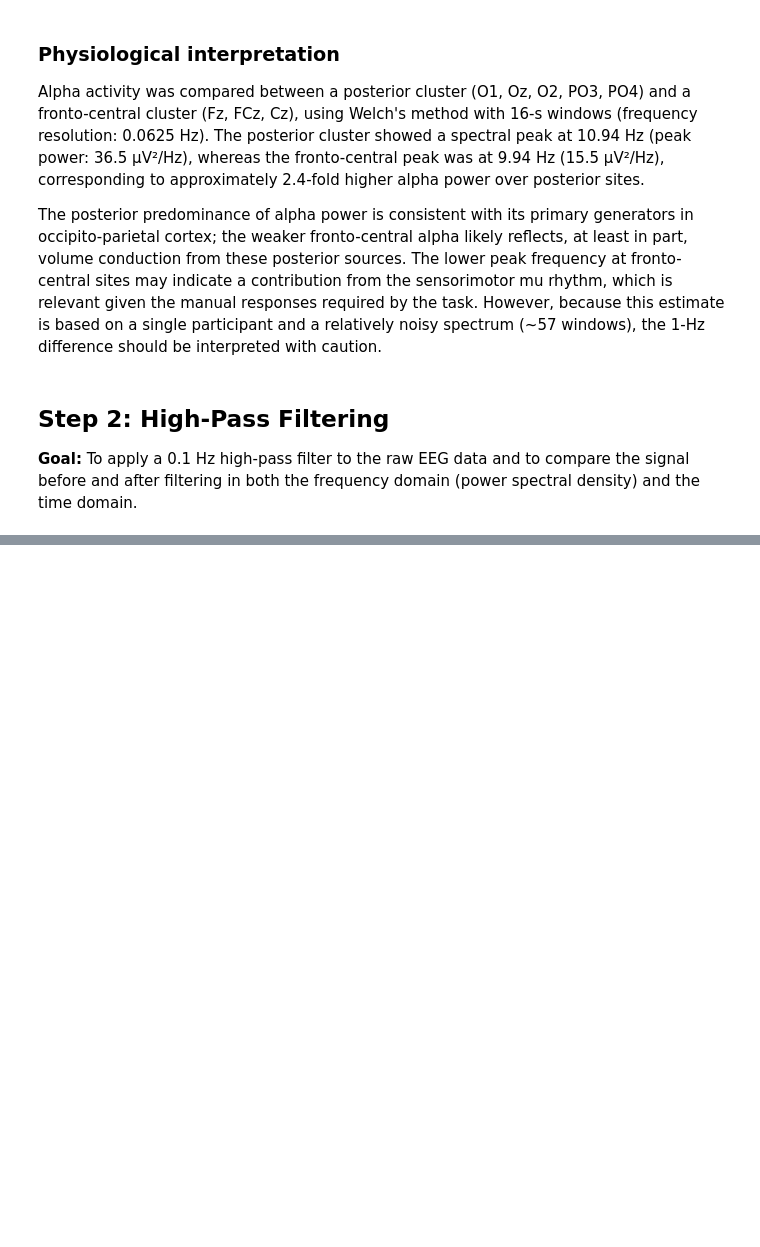
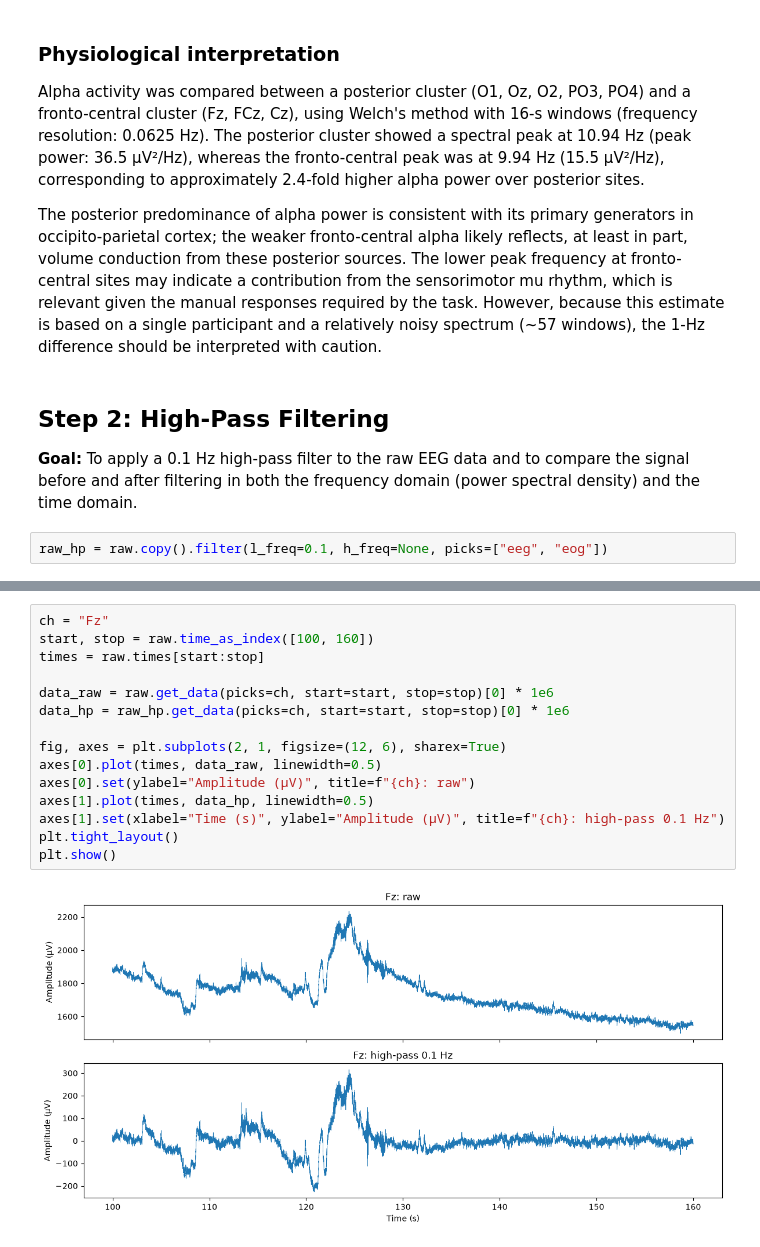
Before and after one commit to ajohari-moghadam/eeg-erp-learning, a Jupyter notebook: notebooks/03_preprocessing.ipynb, the cells around one changed output, grey strips where cells are left out. Saved outputs shown, nothing was run; the diff lists cells and outputs as text; blank space fills up the shorter version.

Commit message:
Add high-pass filtering with 0.1 vs. 1 Hz comparison

```diff
--- a/notebooks/03_preprocessing.ipynb
+++ b/notebooks/03_preprocessing.ipynb
@@ -127,3 +127,5 @@ should be interpreted with caution.
 **Goal:** To apply a 0.1 Hz high-pass filter to the raw EEG data and to compare
 the signal before and after filtering in both the frequency domain
 (power spectral density) and the time domain.
+# %%
+raw_hp = raw.copy().filter(l_freq=0.1, h_freq=None, picks=["eeg", "eog"])
@@ -129,0 +144,17 @@ the signal before and after filtering in both the frequency domain
+# %%
+ch = "Fz"
+start, stop = raw.time_as_index([100, 160])
+times = raw.times[start:stop]
+
+data_raw = raw.get_data(picks=ch, start=start, stop=stop)[0] * 1e6
+data_hp = raw_hp.get_data(picks=ch, start=start, stop=stop)[0] * 1e6
+
+fig, axes = plt.subplots(2, 1, figsize=(12, 6), sharex=True)
+axes[0].plot(times, data_raw, linewidth=0.5)
+axes[0].set(ylabel="Amplitude (µV)", title=f"{ch}: raw")
+axes[1].plot(times, data_hp, linewidth=0.5)
+axes[1].set(xlabel="Time (s)", ylabel="Amplitude (µV)", title=f"{ch}: high-pass 0.1 Hz")
+plt.tight_layout()
+plt.show()
+# %% [output]
+[figure, added]
```
Also changed, not shown: parts of 5 cells of this notebook.
